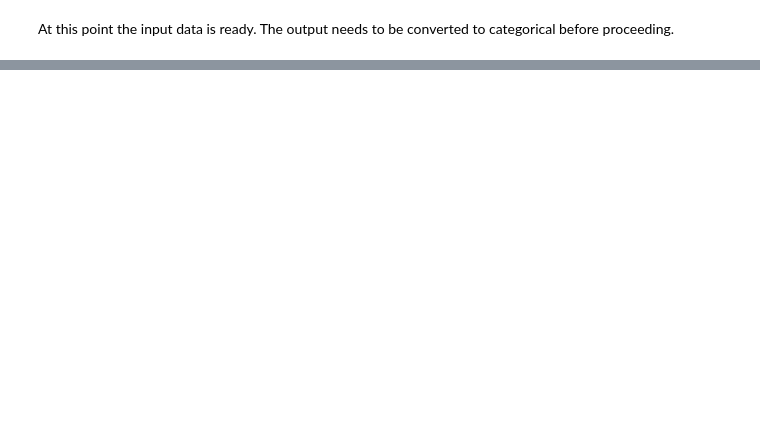
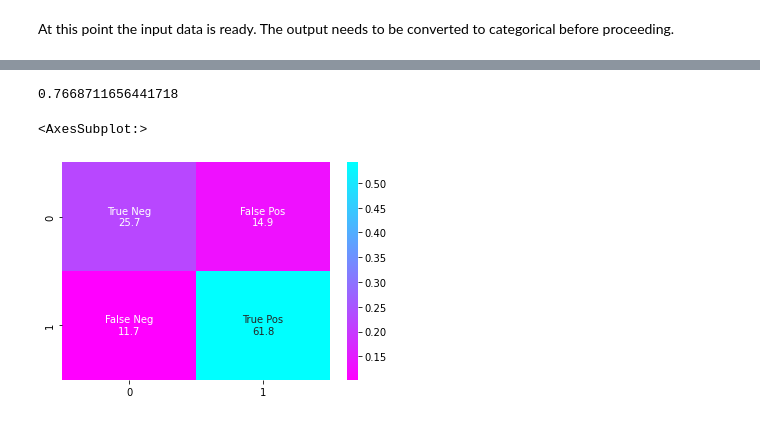
Before and after one commit to anastas10p/Data-Science-and-Machine-Learning-for-Finance, a Jupyter notebook: Part 3. AI and ML in Finance/Sentiment analysis on stocks data.ipynb, the cells around one changed output, grey strips where cells are left out. Cells and saved outputs as stored; diff of their text form; code cells hidden in the pictures; blank space fills up the shorter version.

Commit message:
Model creation, training and evaluation

```diff
--- a/Part 3. AI and ML in Finance/Sentiment analysis on stocks data.ipynb
+++ b/Part 3. AI and ML in Finance/Sentiment analysis on stocks data.ipynb
@@ -250,0 +339,16 @@ y_test_cat = to_categorical(y_test)
+# %%
+# LSTM models are sequential
+model = Sequential()
+
+# Add the embedding layer
+model.add(Embedding(total_length, output_dim = 512))
+
+# Add the LSTM layer
+model.add(LSTM(256))
+
+# Add the dense layers
+model.add(Dense(128, activation = 'relu'))
+model.add(Dropout(0.3))
+model.add(Dense(2,activation = 'softmax'))
+model.compile(optimizer = 'adam', loss = 'categorical_crossentropy', metrics = ['acc'])
+model.summary()
@@ -250,0 +374,3 @@ y_test_cat = to_categorical(y_test)
+# %%
+# train the model
+model.fit(train_padded, y_train_cat, batch_size = 32, validation_split = 0.2, epochs = 2)
@@ -250,0 +387,25 @@ y_test_cat = to_categorical(y_test)
+# %%
+# Make a prediction
+pred = model.predict(test_padded)
+prediction = []
+for i in pred:
+    prediction.append(np.argmax(i))
+    # list containing original values
+original = []
+for i in y_test_cat:
+    original.append(np.argmax(i))# acuracy score on text data
+
+accuracy = accuracy_score(original, prediction)
+accuracy
+# %% [output]
+0.7668711656441718
+# %%
+# Plot the confusion matrix
+cm = confusion_matrix(original, prediction)/10
+labels = ['True Neg\n' + str(cm[0,0]), 'False Pos\n'+ str(cm[0,1]),
+          'False Neg\n' + str(cm[1,0]),'True Pos\n' + str(cm[1,1])]
+labels = np.asarray(labels).reshape(2,2)
+sns.heatmap(cm/np.sum(cm), annot=labels, fmt='', cmap='cool_r')
+# %% [output]
+<AxesSubplot:>
+[figure, added]
```
Also changed, not shown: parts of 19 cells of this notebook.
